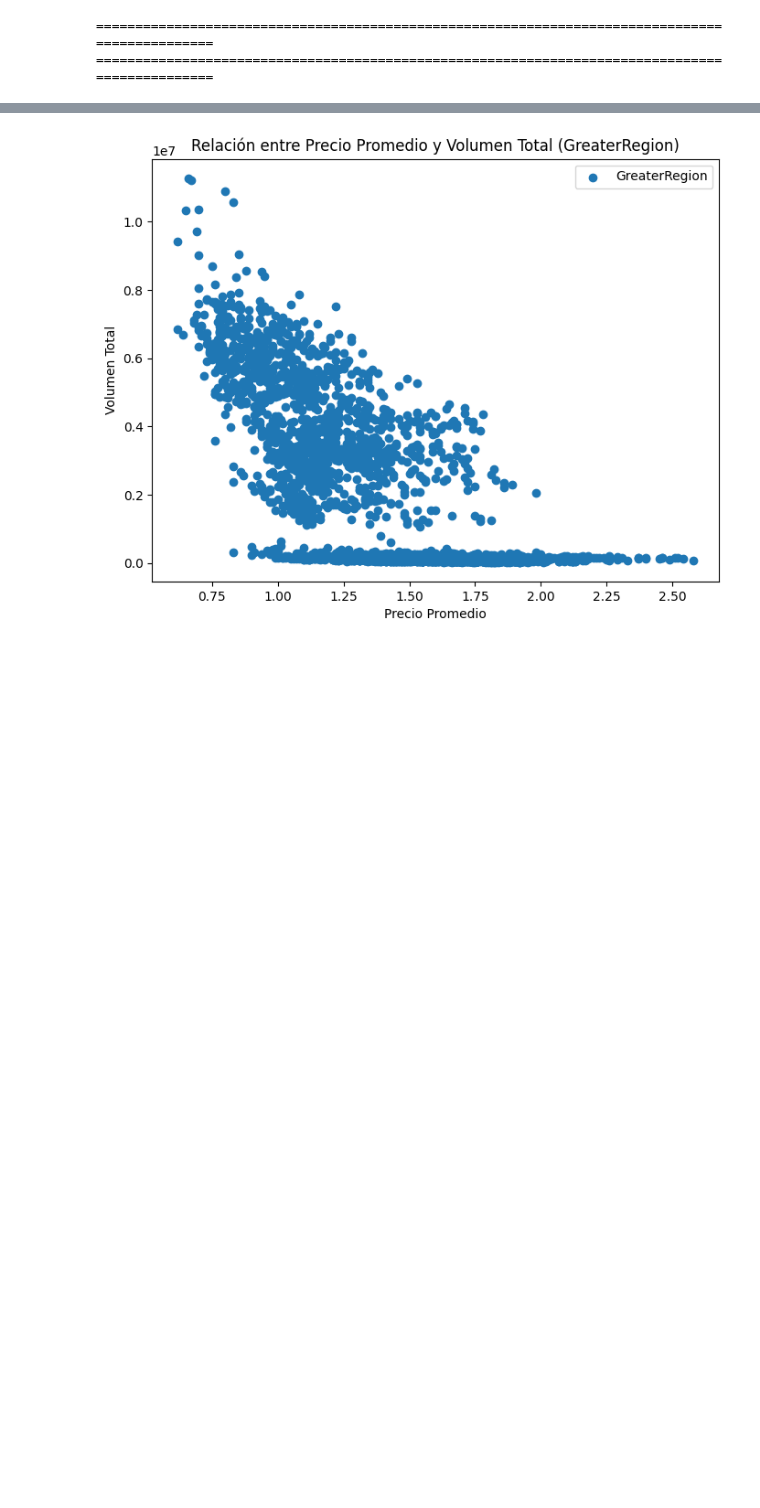
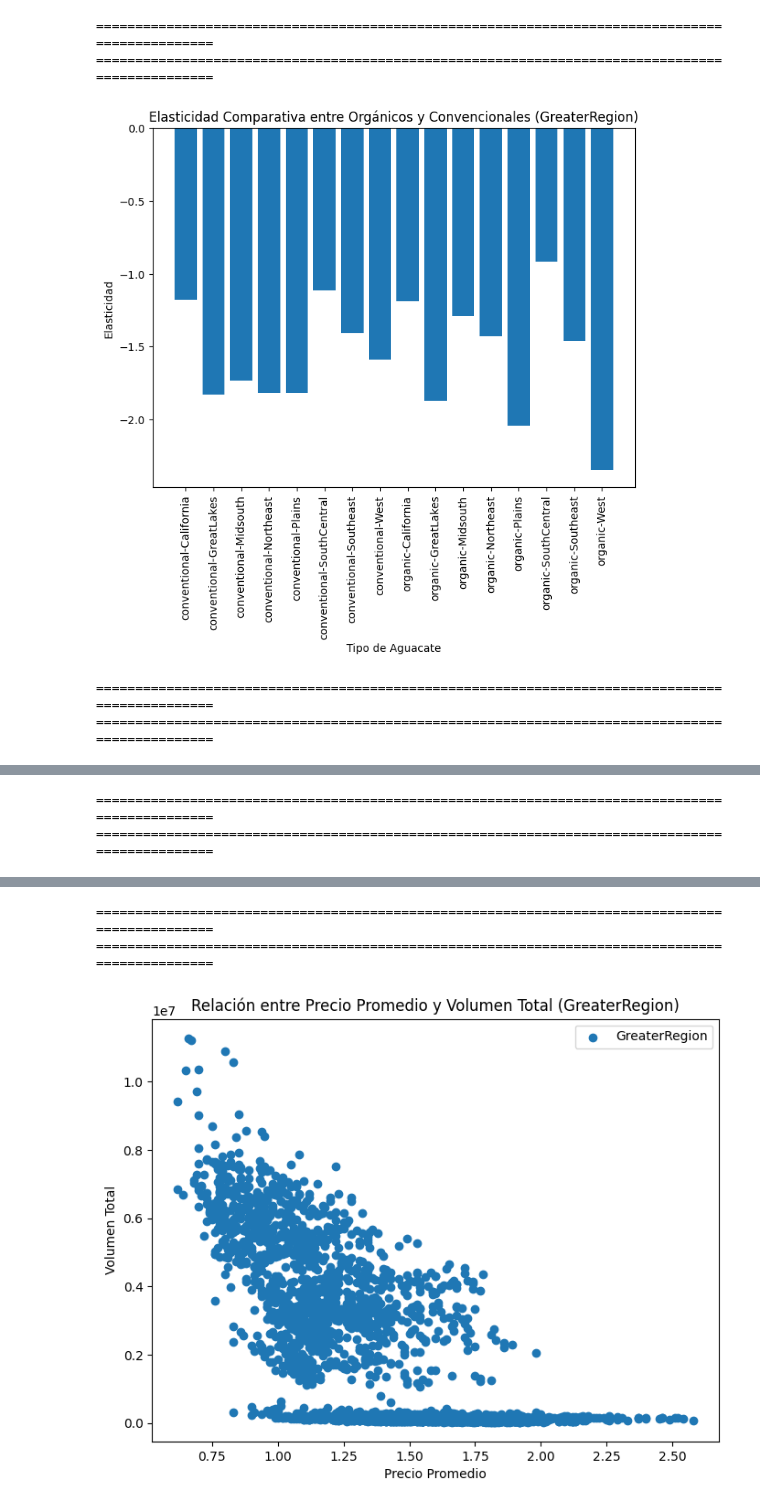
Before and after one commit to ahenao/aguacate-aljoan, a Jupyter notebook: notebooks/jose/proyecto-3.ipynb, the cells around one changed output, grey strips where cells are left out. Drawn from its saved outputs; the diff is of its cells as text; code cells hidden in the pictures; blank space fills up the shorter version.

```diff
--- a/notebooks/jose/proyecto-3.ipynb
+++ b/notebooks/jose/proyecto-3.ipynb
@@ -275,3 +275,66 @@ for df, label in zip(dfs, labels):
 [figure]
 ===============================================================================================
 ===============================================================================================
+# %%
+"""
+3.4 Análisis de Elasticidad Comparativa entre Orgánicos y Convencionales:
+
+Uso de Datos: Usa las columnas AveragePrice, Total Volume y type.
+Esperado: Compara la elasticidad de la demanda entre aguacates orgánicos y convencionales.
+Agrupa los datos por type y calcula la elasticidad utilizando pd.pct_change().
+Presenta un gráfico que muestre la diferencia en elasticidad entre los dos tipos usando plt.bar().
+"""
+# 3.4 Análisis de Elasticidad Comparativa entre Orgánicos y Convencionales
+import matplotlib.pyplot as plt
+import numpy as np
+
+df_uniqueidgr = df_reduced.copy()
+df_uniqueidgr['uniqueid'] = df_uniqueidgr['type']+'-'+df_uniqueidgr['region']
+
+df_uniqueidcities = df_cities.copy()
+df_uniqueidcities['uniqueid'] = df_uniqueidcities['type']+'-'+df_uniqueidcities['region']
+
+df_uniqueidregions = df_regions.copy()
+df_uniqueidregions['uniqueid'] = df_uniqueidregions['type']+'-'+df_uniqueidregions['region']
+
+dfs = [df_uniqueidgr, df_uniqueidcities, df_uniqueidregions]
+labels = ['GreaterRegion', 'City', 'Region']
+
+for df, label in zip(dfs, labels):
+    # Agrupar por type y cacular elasticidad
+    elasticities = {}
+    for avocado_type in df['uniqueid'].unique():
+        # Crear una copia
+        df_type = df[df['uniqueid'] == avocado_type].copy()
+
+        # Calcular porcetage usando .loc
+        df_type.loc[:, 'Price_pct_change'] = df_type['AveragePrice'].pct_change()
+        df_type.loc[:, 'Volume_pct_change'] = df_type['Total Volume'].pct_change()
+        df_type.loc[:, 'Elasticity'] = df_type['Volume_pct_change'] / df_type['Price_pct_change']
+
+        # elminar ceros, infinitos y NaN
+        df_type.replace([np.inf, -np.inf], np.nan, inplace=True)
+        df_type.dropna(subset=['Elasticity'], inplace=True)
+
+        # calcular elasticidad media
+        elasticities[avocado_type] = df_type['Elasticity'].mean()
+
+    # Sort the elasticities dictionary by keys (x-axis labels)
+    sorted_keys = sorted(elasticities.keys())
+    sorted_values = [elasticities[key] for key in sorted_keys]
+
+    # dibujar
+    plt.figure(figsize=(8, 6))  # Adjust figure size if needed
+#    plt.bar(elasticities.keys(), elasticities.values())
+    plt.bar(sorted_keys, sorted_values)
+    plt.title(f'Elasticidad Comparativa entre Orgánicos y Convencionales ({label})')
+    plt.xlabel('Tipo de Aguacate')
+    plt.ylabel('Elasticidad')
+    plt.xticks(rotation=90)
+    plt.show()
+    print("===============================================================================================")
+    print("===============================================================================================")
+# %% [output]
+[figure, added]
+===============================================================================================
+===============================================================================================
@@ -277,0 +342,2 @@ for df, label in zip(dfs, labels):
+===============================================================================================
+===============================================================================================
@@ -278,3 +345,5 @@ for df, label in zip(dfs, labels):
+===============================================================================================
+===============================================================================================
 # %%
 """
 3.5 Análisis de la Elasticidad Precios-Ventas:
```
Also changed, not shown: parts of 1 cell of this notebook, 1 other file.
